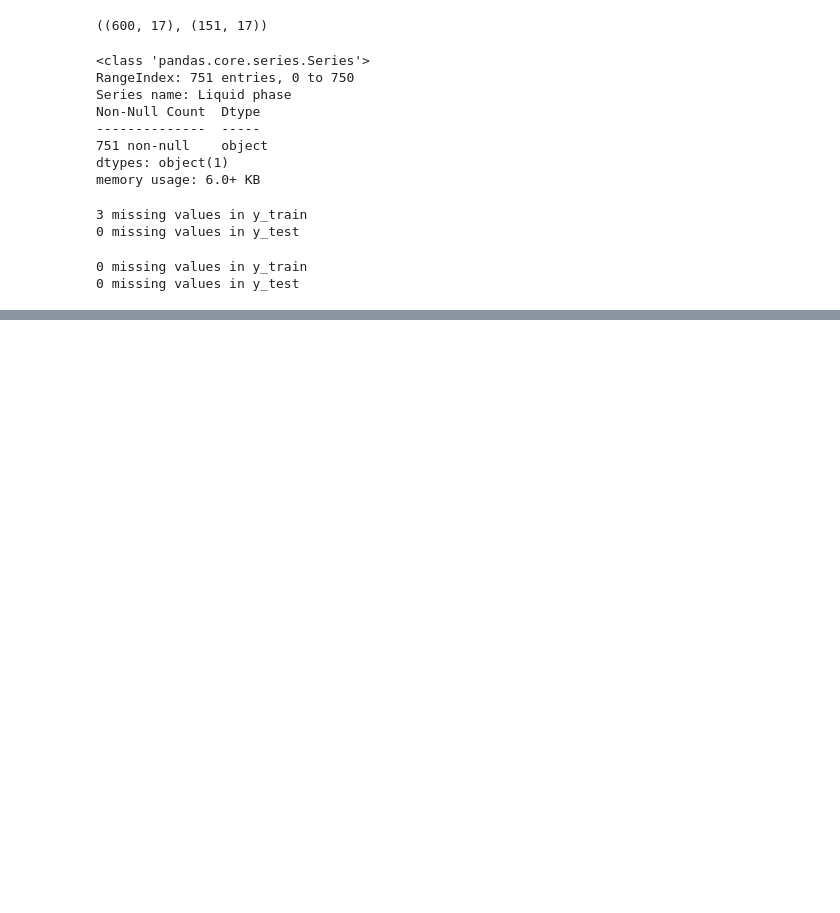
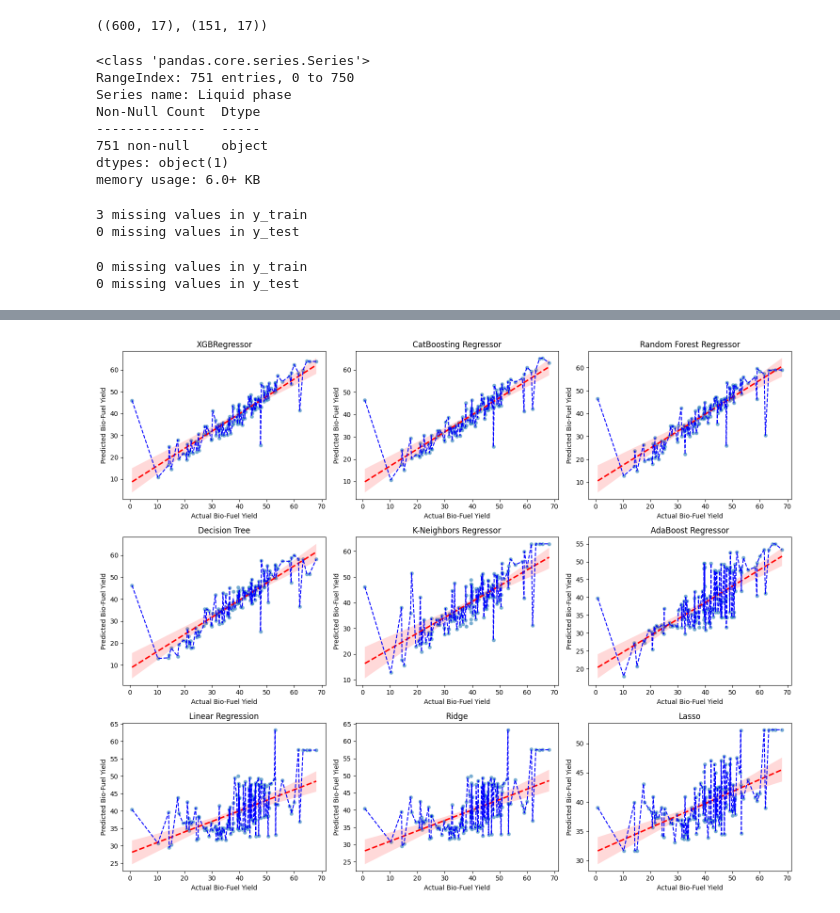
Before and after one commit to vinesh1054/Capstone_Pyrolysis, a Jupyter notebook: notebook/Model_Training.ipynb, the cells around one changed output, grey strips where cells are left out. Drawn from its saved outputs; the diff is of its cells as text; code cells hidden in the pictures; blank space fills up the shorter version.

```diff
--- a/notebook/Model_Training.ipynb
+++ b/notebook/Model_Training.ipynb
@@ -349,3 +491,44 @@ plt.show()
+# %%
+import matplotlib.pyplot as plt
+import seaborn as sns
+
+# List of models to plot
+model_names = [
+    "XGBRegressor",
+    "CatBoosting Regressor",
+    "Random Forest Regressor",
+    "Decision Tree",
+    "K-Neighbors Regressor",
+    "AdaBoost Regressor",
+    "Linear Regression",
+    "Ridge",
+    "Lasso"
+]
+
+# Create subplots
+fig, axes = plt.subplots(3, 3, figsize=(15, 12))  # 3x3 grid
+axes = axes.flatten()  # Flatten to iterate easily
+
+for i, model_name in enumerate(model_names):
+    model = models[model_name]  # Fetch trained model
+    y_pred = model.predict(X_test)  # Predict test values
+
+    ax = axes[i]  # Select subplot
+    sns.scatterplot(x=y_test, y=y_pred, alpha=0.6, ax=ax)  # Scatter plot of actual vs predicted
+
+    # Optional: Fit a trend line (how model fits)
+    sns.regplot(x=y_test, y=y_pred, scatter=False, ax=ax, color="red", line_kws={"linestyle": "--"})
+    sns.lineplot(x=y_test, y=y_pred, ax=ax, color="blue", linestyle="--")
+
+
+    ax.set_title(f"{model_name}")
+    ax.set_xlabel("Actual Bio-Fuel Yield")
+    ax.set_ylabel("Predicted Bio-Fuel Yield")
+
+plt.tight_layout()
+plt.show()
+# %% [output]
+[figure, added]
 # %%
 # Assuming CatBoost is already trained
 catboost_model = models["CatBoosting Regressor"]
```
Also changed, not shown: parts of 9 cells of this notebook, 7 other files.
